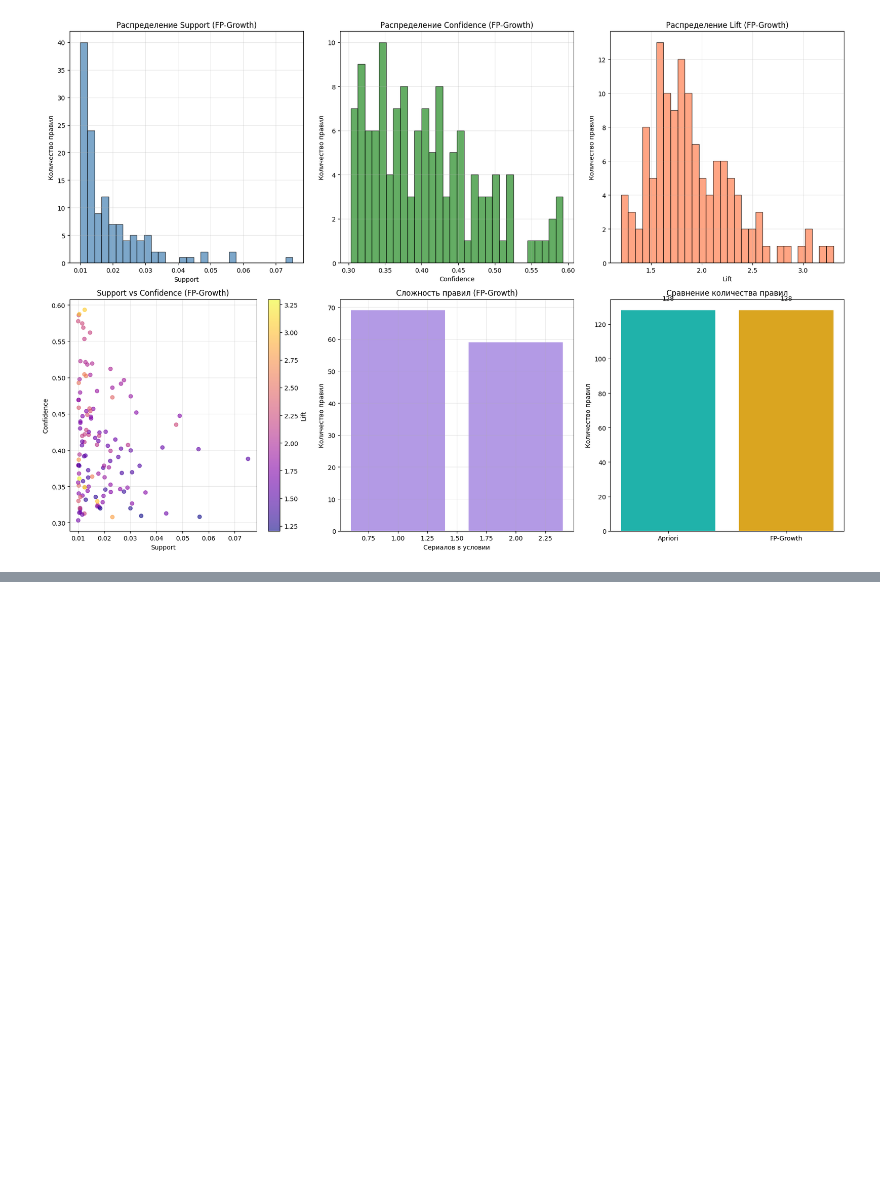
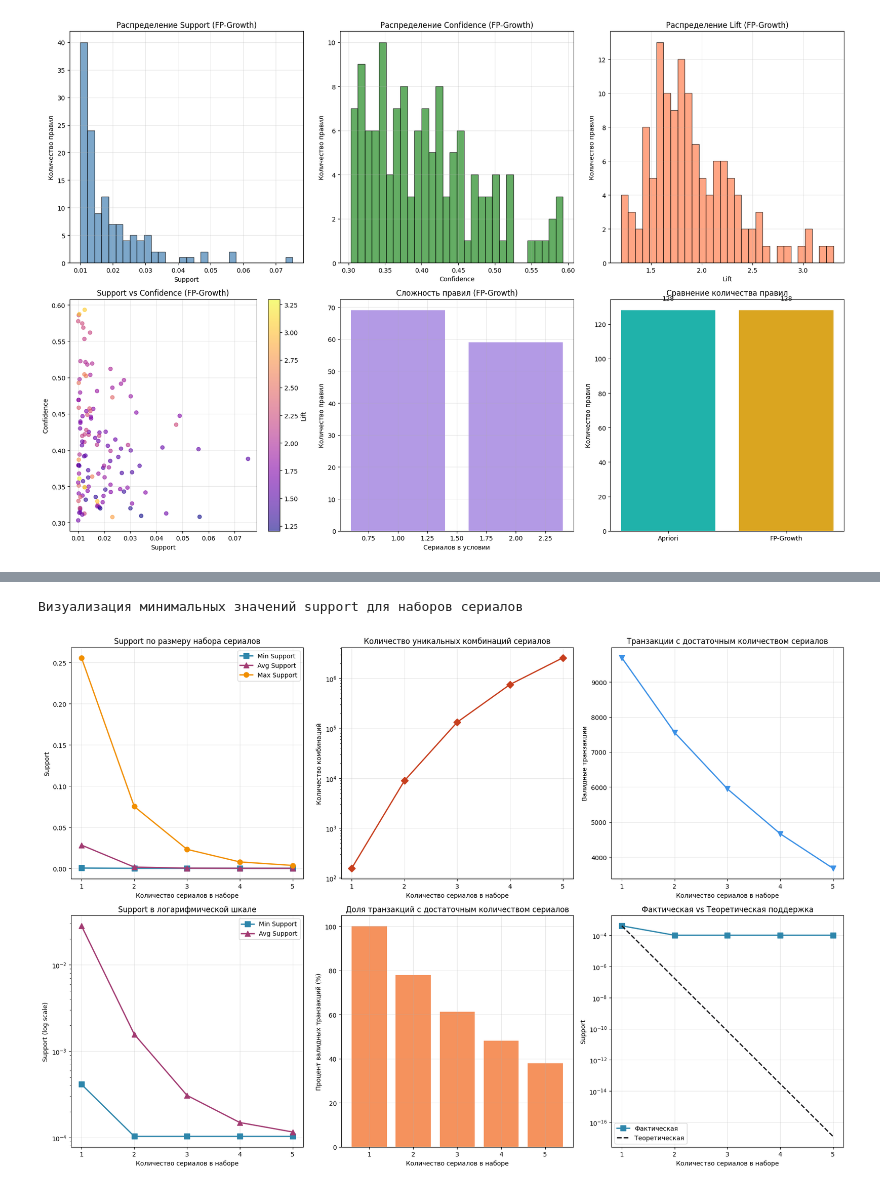
Before and after one commit to AccuRion1/machinelearn2, a Jupyter notebook: tv_lab2.ipynb, the cells around one changed output, grey strips where cells are left out. Saved outputs shown, nothing was run; the diff lists cells and outputs as text; code cells hidden in the pictures; blank space fills up the shorter version.

```diff
--- a/tv_lab2.ipynb
+++ b/tv_lab2.ipynb
@@ -660,0 +856,77 @@ print("Это показывает ограниченность данных д
+# %%
+print("\nВизуализация минимальных значений support для наборов сериалов")
+
+fig, axes = plt.subplots(2, 3, figsize=(18, 12))
+
+# 1. Минимальная поддержка по длине набора
+lengths = list(range(1, max_analyze_length + 1))
+min_supports = [r['min_support'] for r in results]
+max_supports = [r['max_support'] for r in results]
+avg_supports = [r['avg_support'] for r in results]
+
+axes[0, 0].plot(lengths, min_supports, 's-', linewidth=2, markersize=8, label='Min Support', color='#2E86AB')
+axes[0, 0].plot(lengths, avg_supports, '^-', linewidth=2, markersize=8, label='Avg Support', color='#A23B72')
+axes[0, 0].plot(lengths, max_supports, 'o-', linewidth=2, markersize=8, label='Max Support', color='#F18F01')
+axes[0, 0].set_xlabel('Количество сериалов в наборе')
+axes[0, 0].set_ylabel('Support')
+axes[0, 0].set_title('Support по размеру набора сериалов')
+axes[0, 0].legend()
+axes[0, 0].grid(True, alpha=0.3)
+axes[0, 0].set_xticks(lengths)
+
+# 2. Количество комбинаций по длине
+num_combinations = [r['num_combinations'] for r in results]
+axes[0, 1].plot(lengths, num_combinations, 'D-', linewidth=2, markersize=8, color='#C73E1D')
+axes[0, 1].set_xlabel('Количество сериалов в наборе')
+axes[0, 1].set_ylabel('Количество комбинаций')
+axes[0, 1].set_title('Количество уникальных комбинаций сериалов')
+axes[0, 1].grid(True, alpha=0.3)
+axes[0, 1].set_xticks(lengths)
+axes[0, 1].set_yscale('log')
+
+# 3. Валидные транзакции по длине
+valid_transactions = [r['valid_transactions'] for r in results]
+axes[0, 2].plot(lengths, valid_transactions, 'v-', linewidth=2, markersize=8, color='#3C91E6')
+axes[0, 2].set_xlabel('Количество сериалов в наборе')
+axes[0, 2].set_ylabel('Валидные транзакции')
+axes[0, 2].set_title('Транзакции с достаточным количеством сериалов')
+axes[0, 2].grid(True, alpha=0.3)
+axes[0, 2].set_xticks(lengths)
+
+# 4. Логарифмическая шкала поддержки
+axes[1, 0].semilogy(lengths, min_supports, 's-', linewidth=2, markersize=8, label='Min Support', color='#2E86AB')
+axes[1, 0].semilogy(lengths, avg_supports, '^-', linewidth=2, markersize=8, label='Avg Support', color='#A23B72')
+axes[1, 0].set_xlabel('Количество сериалов в наборе')
+axes[1, 0].set_ylabel('Support (log scale)')
+axes[1, 0].set_title('Support в логарифмической шкале')
+axes[1, 0].legend()
+axes[1, 0].grid(True, alpha=0.3)
+axes[1, 0].set_xticks(lengths)
+
+# 5. Процент валидных транзакций
+valid_percentage = [r['valid_transactions'] / len(transactions) * 100 for r in results]
+axes[1, 1].bar(lengths, valid_percentage, alpha=0.7, color='#F26419')
+axes[1, 1].set_xlabel('Количество сериалов в наборе')
+axes[1, 1].set_ylabel('Процент валидных транзакций (%)')
+axes[1, 1].set_title('Доля транзакций с достаточным количеством сериалов')
+axes[1, 1].set_xticks(lengths)
+axes[1, 1].grid(True, alpha=0.3)
+
+# 6. Экспоненциальное уменьшение поддержки
+if results[0]['min_support'] > 0:
+    theoretical_supports = [results[0]['min_support'] ** length for length in lengths]
+    axes[1, 2].plot(lengths, min_supports, 's-', linewidth=2, markersize=8, label='Фактическая', color='#2E86AB')
+    axes[1, 2].plot(lengths, theoretical_supports, '--', linewidth=2, label='Теоретическая', color='#1B1B1E')
+    axes[1, 2].set_xlabel('Количество сериалов в наборе')
+    axes[1, 2].set_ylabel('Support')
+    axes[1, 2].set_title('Фактическая vs Теоретическая поддержка')
+    axes[1, 2].legend()
+    axes[1, 2].grid(True, alpha=0.3)
+    axes[1, 2].set_xticks(lengths)
+    axes[1, 2].set_yscale('log')
+
+plt.tight_layout()
+plt.show()
+# %% [output]
+Визуализация минимальных значений support для наборов сериалов
+[figure, added]
```
Also changed, not shown: parts of 18 cells of this notebook.
